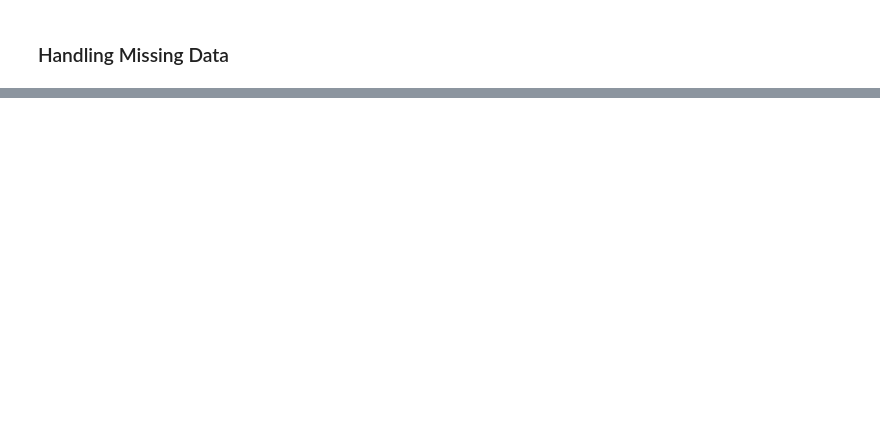
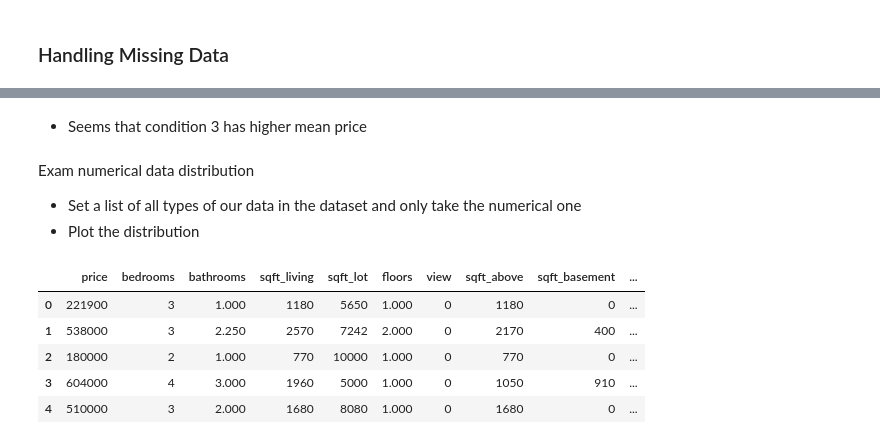
Before and after one commit to puektchenli/eda_prj_li, a Jupyter notebook: EDA_li.ipynb, the cells around one changed output, grey strips where cells are left out. Cells and saved outputs as stored; diff of their text form; code cells hidden in the pictures; blank space fills up the shorter version.

```diff
--- a/EDA_li.ipynb
+++ b/EDA_li.ipynb
@@ -164,0 +172,3 @@ IntCastingNaNError: Cannot convert non-finite values (NA or inf) to integer
+# %%
+df.condition = df.condition.astype('category')
+df.grade = df.grade.astype('category')
@@ -164,0 +177,3 @@ IntCastingNaNError: Cannot convert non-finite values (NA or inf) to integer
+# %%
+# df.sqft_basement.astype(float, errors="ignore")
+df.sqft_basement = df.sqft_basement.str.replace('?', '0')
@@ -190,0 +242,18 @@ dtype: int64
+# %% [markdown]
+- Seems that condition 3 has higher mean price
+# %% [markdown]
+Exam numerical data distribution
+- Set a list of all types of our data in the dataset and only take the numerical one
+- Plot the distribution
+# %%
+list(set(df.dtypes.tolist()))
+
+df_num = df.select_dtypes(include=['float64','int64'])
+df_num.head()
+# %% [output]
+|  | price | bedrooms | bathrooms | sqft_living | sqft_lot | floors | view | sqft_above | sqft_basement | ... |
+| 0 | 221900 | 3 | 1.000 | 1180 | 5650 | 1.000 | 0 | 1180 | 0 | ... |
+| 1 | 538000 | 3 | 2.250 | 2570 | 7242 | 2.000 | 0 | 2170 | 400 | ... |
+| 2 | 180000 | 2 | 1.000 | 770 | 10000 | 1.000 | 0 | 770 | 0 | ... |
+| 3 | 604000 | 4 | 3.000 | 1960 | 5000 | 1.000 | 0 | 1050 | 910 | ... |
+| 4 | 510000 | 3 | 2.000 | 1680 | 8080 | 1.000 | 0 | 1680 | 0 | ... |
```
Also changed, not shown: parts of 35 cells of this notebook.
